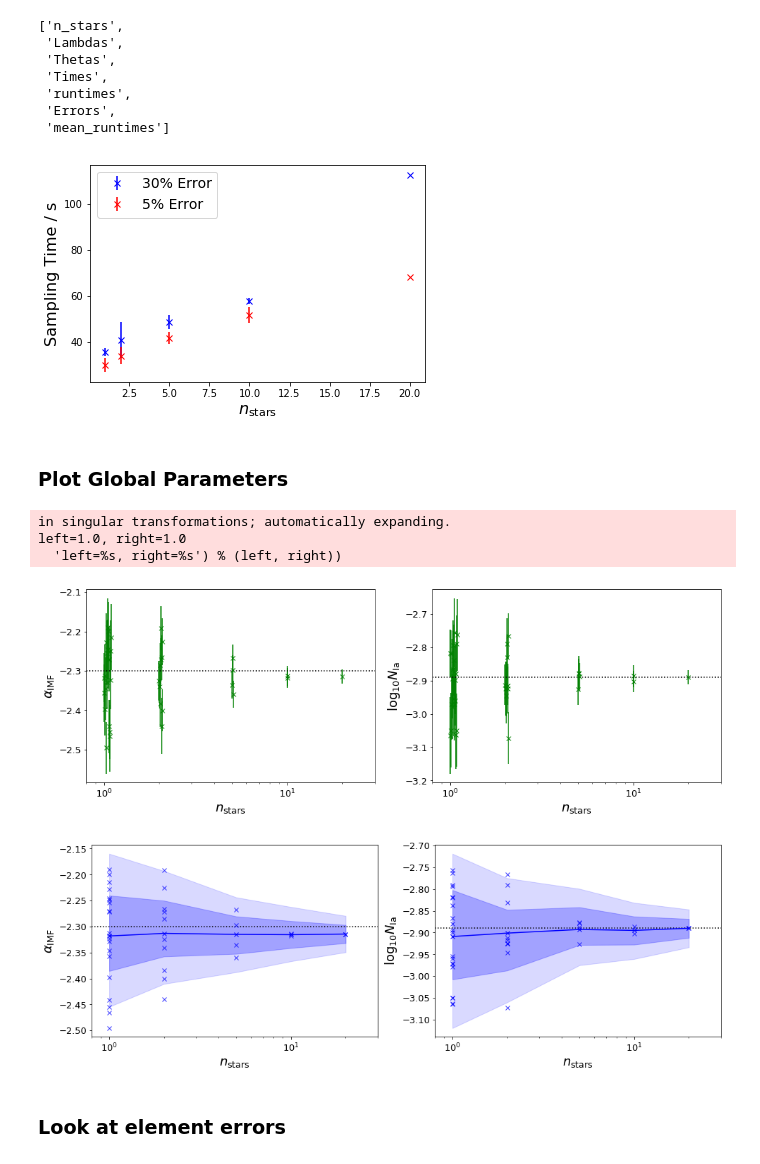
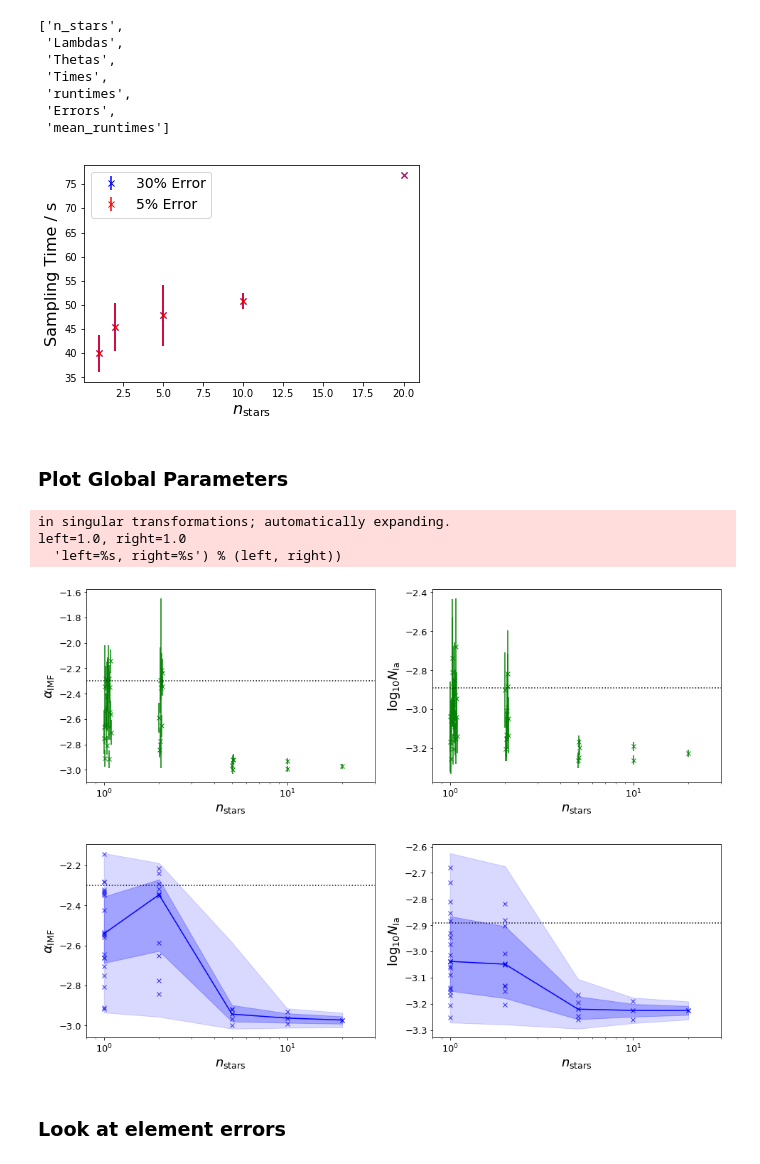
Before and after one commit to oliverphilcox/ChempyMulti, a Jupyter notebook: Jupyter/TNGv2/Chain Analysis - Chempy.ipynb, the cells around one changed output. Drawn from its saved outputs; the diff is of its cells as text; code cells hidden in the pictures.

```diff
--- a/Jupyter/TNGv2/Chain Analysis - Chempy.ipynb
+++ b/Jupyter/TNGv2/Chain Analysis - Chempy.ipynb
@@ -2,8 +2,8 @@
 ### Here we analyze and plot the HMC chains
 # %%
 %pylab inline
-dat=np.load('/mnt/store1/oliverphilcox/ChempyMultiData/TNG_Abun2/chains/TNG_HMC_0.05.npz')
-#dat2=np.load('/mnt/store1/oliverphilcox/ChempyMultiData/TNG_Abun2/chains/TNG_HMC_0.05.npz')
+dat=np.load('/mnt/store1/oliverphilcox/ChempyMultiData/TNG_Abun2/chains/WrongYield_HMC_0.05.npz')
+dat2=np.load('/mnt/store1/oliverphilcox/ChempyMultiData/TNG_Abun2/chains/WrongYield_HMC_0.05.npz')
 # %% [output]
 Populating the interactive namespace from numpy and matplotlib
 # %%
@@ -38,7 +38,7 @@ plt.errorbar(n_stars,mean_times2,std_times2,marker='x',ls='',label=r'5% Error',c
 plt.xlabel(r'$n_\mathrm{stars}$',fontsize=16);plt.ylabel('Sampling Time / s',fontsize=16);
 plt.legend(fontsize=14);
 # %% [output]
-[figure, old version]
+[figure, new version]
 # %% [markdown]
 ### Plot Global Parameters
 # %%
@@ -70,7 +70,7 @@ for ind in [0,1]:
 in singular transformations; automatically expanding.
 left=1.0, right=1.0
   'left=%s, right=%s') % (left, right))
-[figure, old version]
+[figure, new version]
 # %%
 labels=[r'$\alpha_\mathrm{IMF}$',r'$\log_{10}N_\mathrm{Ia}$']
 
@@ -82,32 +82,32 @@ med,lo,up,lo2,up2,sample_lo,sample_hi=[np.zeros((len(n_stars),2)) for _ in range
 for i in range(len(n_stars)):
     theseL=all_Lambdas[i]
     lowL2,lowL,medianL,upL,upL2 = [[np.percentile(L,p,axis=0) for L in theseL] for p in [2.275,15.865,50.,84.135,97.725]]
     up[i]=np.median(upL,axis=0)
     lo[i]=np.median(lowL,axis=0)
     up2[i]=np.median(upL2,axis=0)
     lo2[i]=np.median(lowL2,axis=0)
-    med[i]=np.mean(medianL,axis=0)
+    med[i]=np.median(medianL,axis=0)
     sample_lo[i],sample_hi[i]=np.percentile(medianL,[15.865,84.135],axis=0)
 
 
 for ind in [0,1]:
     ax[ind].set_xscale('log')
     ax[ind].errorbar(n_stars,med[:,ind],yerr=0.,#[med[:,ind]-sample_lo[:,ind],sample_hi[:,ind]-med[:,ind]],
                      marker='x',c='b')
     ax[ind].fill_between(n_stars,lo[:,ind],up[:,ind],alpha=0.25,color='b')
     ax[ind].fill_between(n_stars,lo2[:,ind],up2[:,ind],alpha=0.15,color='b')
 
     for i in range(len(n_stars)):
         for j in range(len(all_Lambdas[i])):
             ax[ind].errorbar(n_stars[i],np.median(all_Lambdas[i][j],axis=0)[ind],marker='x',c='b',alpha=0.8)
 
     ax[ind].set_ylabel(labels[ind],fontsize=FS+2)
     ax[ind].set_xlabel(r'$n_\mathrm{stars}$',fontsize=FS+2)
     ax[ind].set_xscale('log');
     for label in (ax[ind].get_xticklabels()+ax[ind].get_yticklabels()):
         label.set_fontsize(fontsize=FS-3)
 
     ax[ind].hlines(true[ind],vmin,vmax,linestyles=':')
     ax[ind].set_xlim([vmin,vmax]);
 # %% [output]
-[figure, old version]
+[figure, new version]
```
Also changed, not shown: parts of 1 cell of this notebook, 6 other files.
